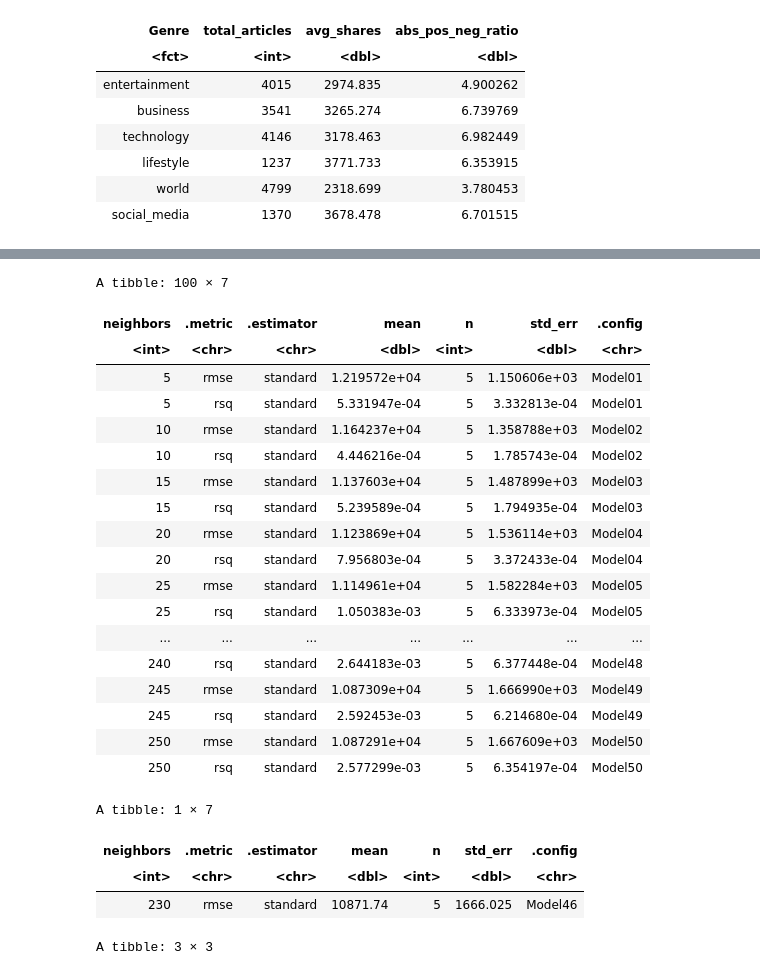
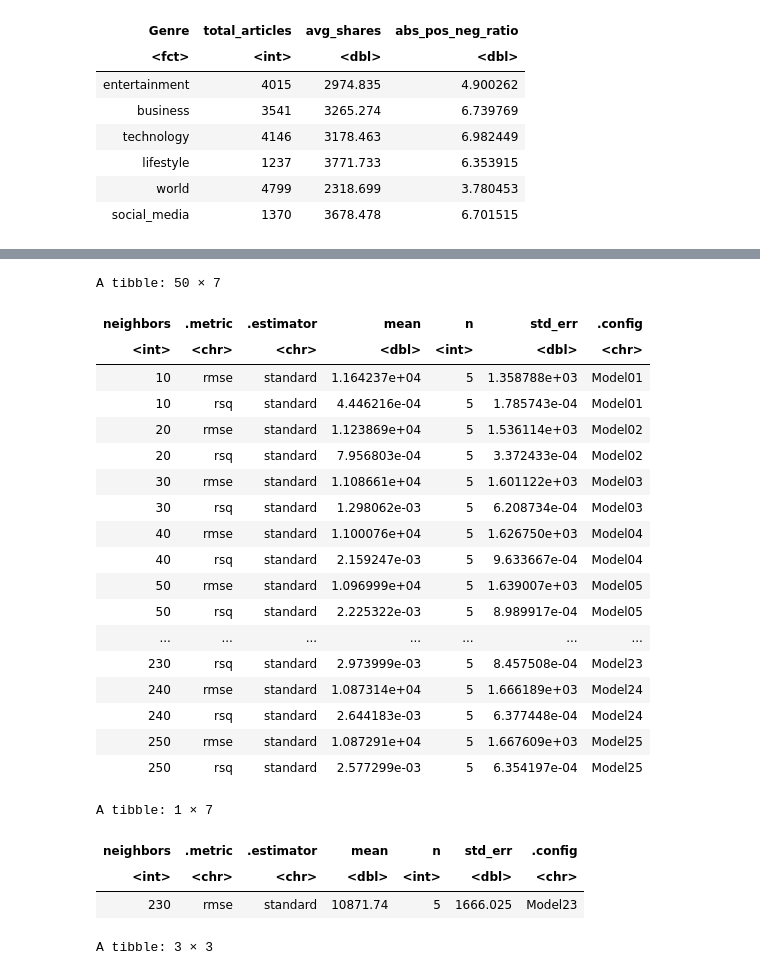
Before and after one commit to dgjfaber/dsci100project, a Jupyter notebook: PredictiveModel.ipynb, the cells around one changed output, grey strips where cells are left out. Drawn from its saved outputs; the diff is of its cells as text; code cells hidden in the pictures.

```diff
--- a/PredictiveModel.ipynb
+++ b/PredictiveModel.ipynb
@@ -138,39 +157,39 @@ share_recipe <- recipe(shares ~ ., data = publishing_train) %>%
 # %%
 shares_vfold <- vfold_cv(publishing_train, v = 5, strata = shares)
 
 
 share_workflow <- workflow() %>%
        add_recipe(share_recipe) %>%
        add_model(share_spec)
 
 gridvals <- tibble(neighbors = 1:250) %>%
-    filter(neighbors %% 5 == 0 )
+    filter(neighbors %% 10 == 0 )
 
 share_results <- share_workflow %>%
     tune_grid(resamples = shares_vfold, grid = gridvals) %>%
     collect_metrics()
 
 share_results
 # %% [output]
-A tibble: 100 × 7
+A tibble: 50 × 7
 | neighbors | .metric | .estimator | mean | n | std_err | .config |
 | <int> | <chr> | <chr> | <dbl> | <int> | <dbl> | <chr> |
-| 5 | rmse | standard | 1.219572e+04 | 5 | 1.150606e+03 | Model01 |
-| 5 | rsq | standard | 5.331947e-04 | 5 | 3.332813e-04 | Model01 |
-| 10 | rmse | standard | 1.164237e+04 | 5 | 1.358788e+03 | Model02 |
-| 10 | rsq | standard | 4.446216e-04 | 5 | 1.785743e-04 | Model02 |
-| 15 | rmse | standard | 1.137603e+04 | 5 | 1.487899e+03 | Model03 |
-| 15 | rsq | standard | 5.239589e-04 | 5 | 1.794935e-04 | Model03 |
-| 20 | rmse | standard | 1.123869e+04 | 5 | 1.536114e+03 | Model04 |
-| 20 | rsq | standard | 7.956803e-04 | 5 | 3.372433e-04 | Model04 |
-| 25 | rmse | standard | 1.114961e+04 | 5 | 1.582284e+03 | Model05 |
-| 25 | rsq | standard | 1.050383e-03 | 5 | 6.333973e-04 | Model05 |
+| 10 | rmse | standard | 1.164237e+04 | 5 | 1.358788e+03 | Model01 |
+| 10 | rsq | standard | 4.446216e-04 | 5 | 1.785743e-04 | Model01 |
+| 20 | rmse | standard | 1.123869e+04 | 5 | 1.536114e+03 | Model02 |
+| 20 | rsq | standard | 7.956803e-04 | 5 | 3.372433e-04 | Model02 |
+| 30 | rmse | standard | 1.108661e+04 | 5 | 1.601122e+03 | Model03 |
+| 30 | rsq | standard | 1.298062e-03 | 5 | 6.208734e-04 | Model03 |
+| 40 | rmse | standard | 1.100076e+04 | 5 | 1.626750e+03 | Model04 |
+| 40 | rsq | standard | 2.159247e-03 | 5 | 9.633667e-04 | Model04 |
+| 50 | rmse | standard | 1.096999e+04 | 5 | 1.639007e+03 | Model05 |
+| 50 | rsq | standard | 2.225322e-03 | 5 | 8.989917e-04 | Model05 |
 | ... | ... | ... | ... | ... | ... | ... |
-| 240 | rsq | standard | 2.644183e-03 | 5 | 6.377448e-04 | Model48 |
-| 245 | rmse | standard | 1.087309e+04 | 5 | 1.666990e+03 | Model49 |
-| 245 | rsq | standard | 2.592453e-03 | 5 | 6.214680e-04 | Model49 |
-| 250 | rmse | standard | 1.087291e+04 | 5 | 1.667609e+03 | Model50 |
-| 250 | rsq | standard | 2.577299e-03 | 5 | 6.354197e-04 | Model50 |
+| 230 | rsq | standard | 2.973999e-03 | 5 | 8.457508e-04 | Model23 |
+| 240 | rmse | standard | 1.087314e+04 | 5 | 1.666189e+03 | Model24 |
+| 240 | rsq | standard | 2.644183e-03 | 5 | 6.377448e-04 | Model24 |
+| 250 | rmse | standard | 1.087291e+04 | 5 | 1.667609e+03 | Model25 |
+| 250 | rsq | standard | 2.577299e-03 | 5 | 6.354197e-04 | Model25 |
 # %%
 share_min <- share_results %>%
     filter(.metric == "rmse") %>%
@@ -182,7 +201,7 @@ share_min
 A tibble: 1 × 7
 | neighbors | .metric | .estimator | mean | n | std_err | .config |
 | <int> | <chr> | <chr> | <dbl> | <int> | <dbl> | <chr> |
-| 230 | rmse | standard | 10871.74 | 5 | 1666.025 | Model46 |
+| 230 | rmse | standard | 10871.74 | 5 | 1666.025 | Model23 |
 # %%
 k_min <- share_min %>%
           pull(neighbors)
```
Also changed, not shown: parts of 3 cells of this notebook, 1 other file.
